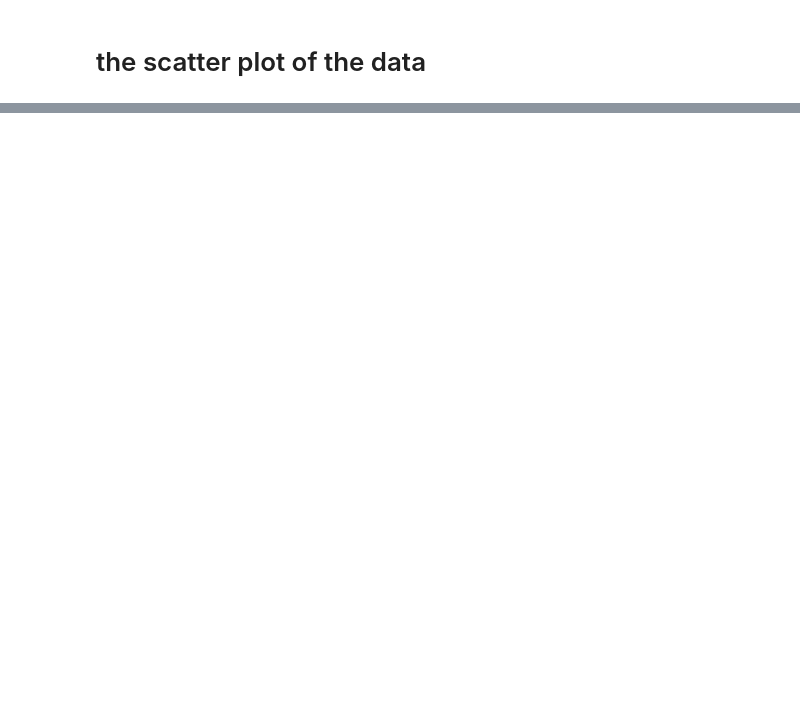
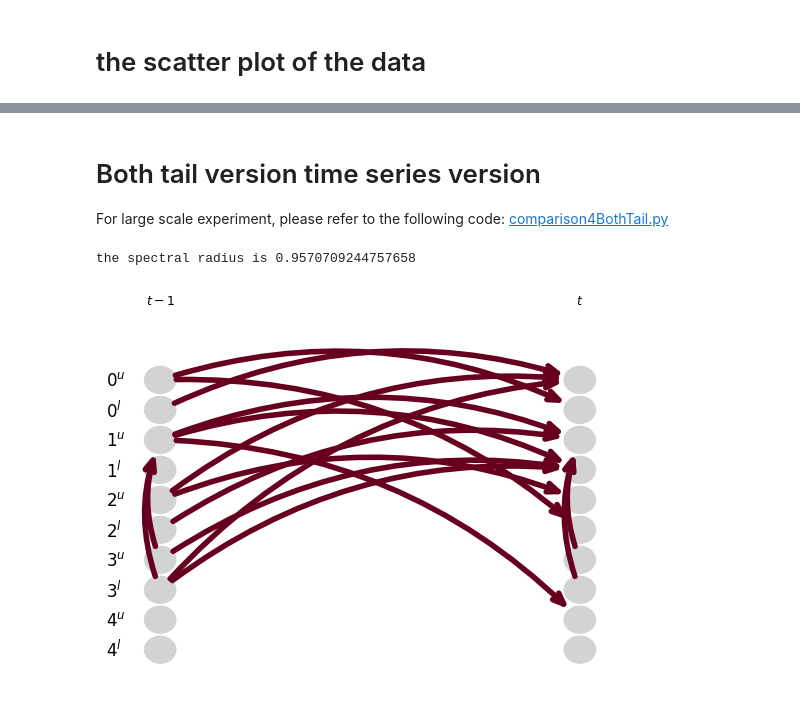
Before and after one commit to junshujiang/tailSCM, a Jupyter notebook: tutorial2_BothTailVersion_simulation.ipynb, the cells around one changed output, grey strips where cells are left out. Drawn from its saved outputs; the diff is of its cells as text; code cells hidden in the pictures; blank space fills up the shorter version.

```diff
--- a/tutorial2_BothTailVersion_simulation.ipynb
+++ b/tutorial2_BothTailVersion_simulation.ipynb
@@ -132,0 +117,29 @@ the results of this paper is: (with error rate: 55.6%)
+# %% [markdown]
+# Both tail version time series version
+
+For large scale experiment,  please refer to the following code: [comparison4BothTail.py](comparison4BothTail.py)
+# %%
+pc_alpha=0.005
+sparsity_lag=0.1
+sparsity_contemp=0.1
+quantile=1
+T=5000
+num_nodes=5
+burn_in=1000
+tau=1
+switch_probability=0.5
+adjacency_matrix,true_graph=generate_dag_timeseries_for_both_tail(num_nodes,sparsity_lag,sparsity_contemp,tau)
+
+spectral_radius=compute_spectral_radius(adjacency_matrix)
+print(f"the spectral radius is {spectral_radius}")
+if spectral_radius>1:
+    adjacency_matrix=adjacency_matrix/(spectral_radius*1.1)
+    spectral_radius=compute_spectral_radius(adjacency_matrix)
+    print(f"the spectral radius is {spectral_radius}")
+# %% [output]
+the spectral radius is 0.9570709244757658
+# %%
+var_names=np.array([f"${i}^{{u}}$" for i in range(num_nodes)]+[f"${i}^{{l}}$" for i in range(num_nodes)])
+draw_graph_timeseries(vmin_edges=0,vmax_edges=1,show_colorbar=False,**sort_name_and_edge(true_graph,var_names))
+# %% [output]
+[figure, added]
```
Also changed, not shown: parts of 12 cells of this notebook, 7 other files.
